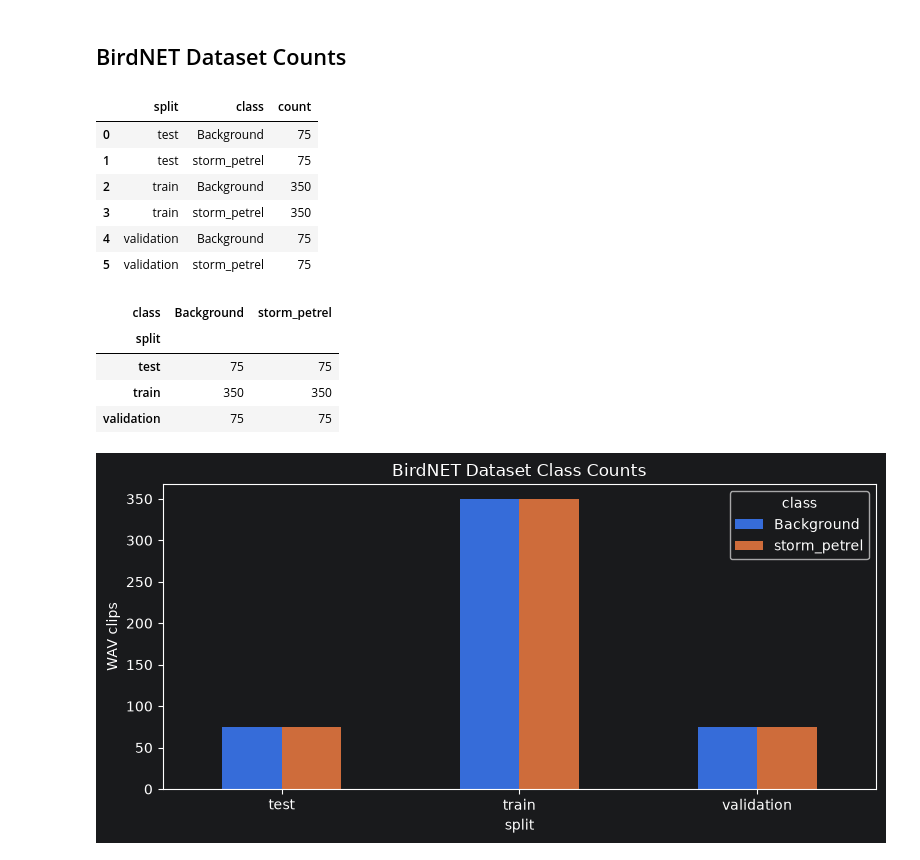
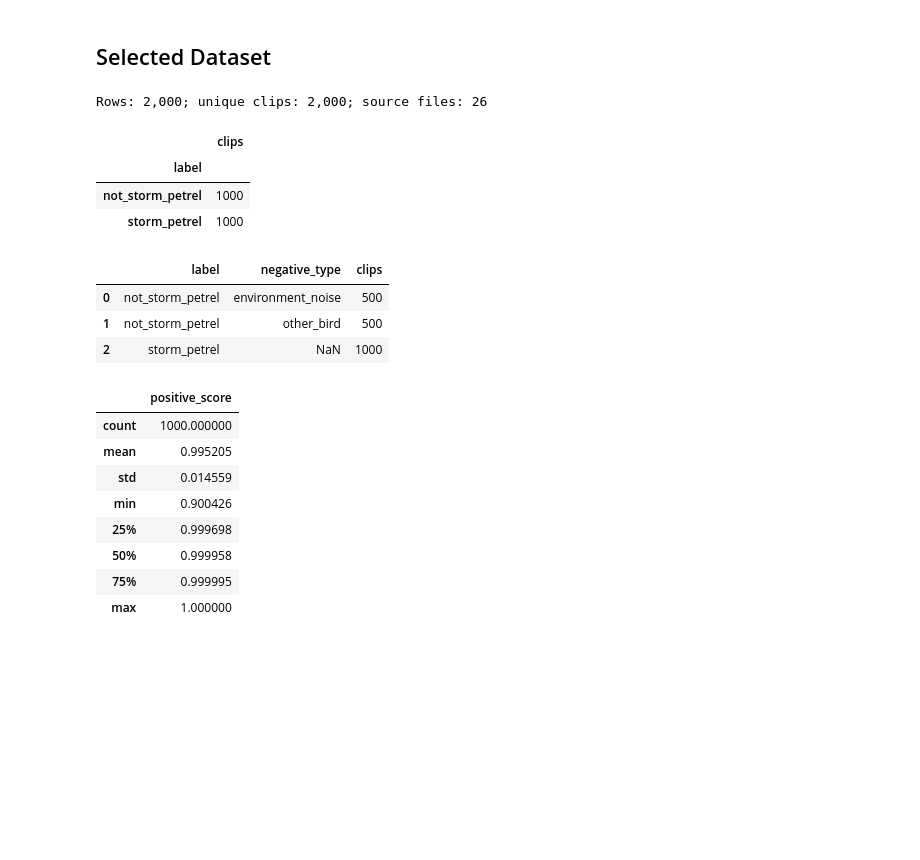
Before and after one commit to ZenithWang/strom_petrels, a Jupyter notebook: notebooks/01_dataset_overview.ipynb, the cells around one changed output. Saved outputs shown, nothing was run; the diff lists cells and outputs as text; code cells hidden in the pictures; blank space fills up the shorter version.

```diff
--- a/notebooks/01_dataset_overview.ipynb
+++ b/notebooks/01_dataset_overview.ipynb
@@ -67,41 +36,32 @@ background_labels.csv: 500 rows, 10 columns
 # %% [markdown]
-## BirdNET Dataset Counts
+## Selected Dataset
-# %%
-rows = []
-for split_dir in sorted(DATASET.glob("*")):
-    if not split_dir.is_dir():
-        continue
-    for class_dir in sorted(split_dir.glob("*")):
-        if class_dir.is_dir():
-            rows.append({
-                "split": split_dir.name,
-                "class": class_dir.name,
-                "count": len(list(class_dir.glob("*.wav"))),
-            })
-
-counts = pd.DataFrame(rows, columns=["split", "class", "count"])
-if counts.empty:
-    raise FileNotFoundError(f"No WAV clips found under {DATASET}")
-
-display(counts)
-pivot = counts.pivot_table(index="split", columns="class", values="count", aggfunc="sum", fill_value=0)
-display(pivot)
-ax = pivot.plot(kind="bar", figsize=(8, 4), title="BirdNET Dataset Class Counts")
-ax.set_ylabel("WAV clips")
-ax.set_xlabel("split")
-plt.xticks(rotation=0)
-plt.tight_layout()
-# %% [output]
-|  | split | class | count |
-| 0 | test | Background | 75 |
-| 1 | test | storm_petrel | 75 |
-| 2 | train | Background | 350 |
-| 3 | train | storm_petrel | 350 |
-| 4 | validation | Background | 75 |
-| 5 | validation | storm_petrel | 75 |
-| class | Background | storm_petrel |
-| split |  |  |
-| test | 75 | 75 |
-| train | 350 | 350 |
-| validation | 75 | 75 |
-[figure, removed]
+# %%
+if not BINARY_LABELS_PATH.is_file():
+    raise FileNotFoundError(f'Missing labels: {BINARY_LABELS_PATH}')
+
+labels = pd.read_csv(BINARY_LABELS_PATH)
+print(f'Rows: {len(labels):,}; unique clips: {labels.clip_id.nunique():,}; source files: {labels.source_file.nunique():,}')
+display(labels.groupby('label').size().rename('clips').to_frame())
+display(labels.groupby(['label', 'negative_type'], dropna=False).size().rename('clips').reset_index())
+
+positive_scores = labels.loc[labels.target_label == 1, 'score']
+display(positive_scores.describe().rename('positive_score').to_frame())
+# %% [output]
+Rows: 2,000; unique clips: 2,000; source files: 26
+|  | clips |
+| label |  |
+| not_storm_petrel | 1000 |
+| storm_petrel | 1000 |
+|  | label | negative_type | clips |
+| 0 | not_storm_petrel | environment_noise | 500 |
+| 1 | not_storm_petrel | other_bird | 500 |
+| 2 | storm_petrel | NaN | 1000 |
+|  | positive_score |
+| count | 1000.000000 |
+| mean | 0.995205 |
+| std | 0.014559 |
+| min | 0.900426 |
+| 25% | 0.999698 |
+| 50% | 0.999958 |
+| 75% | 0.999995 |
+| max | 1.000000 |
```
Also changed, not shown: parts of 8 cells of this notebook, 40 other files.
